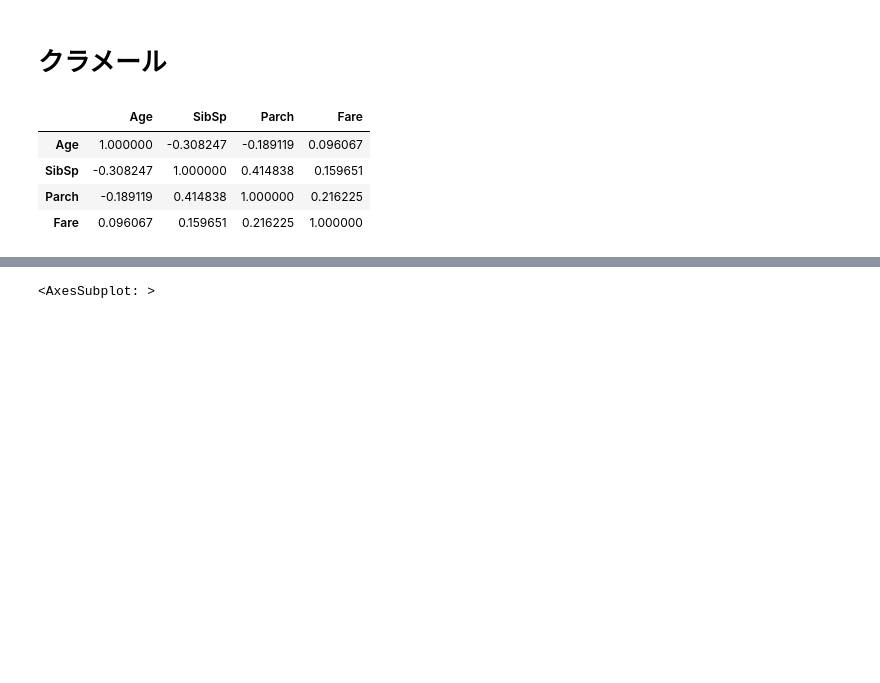
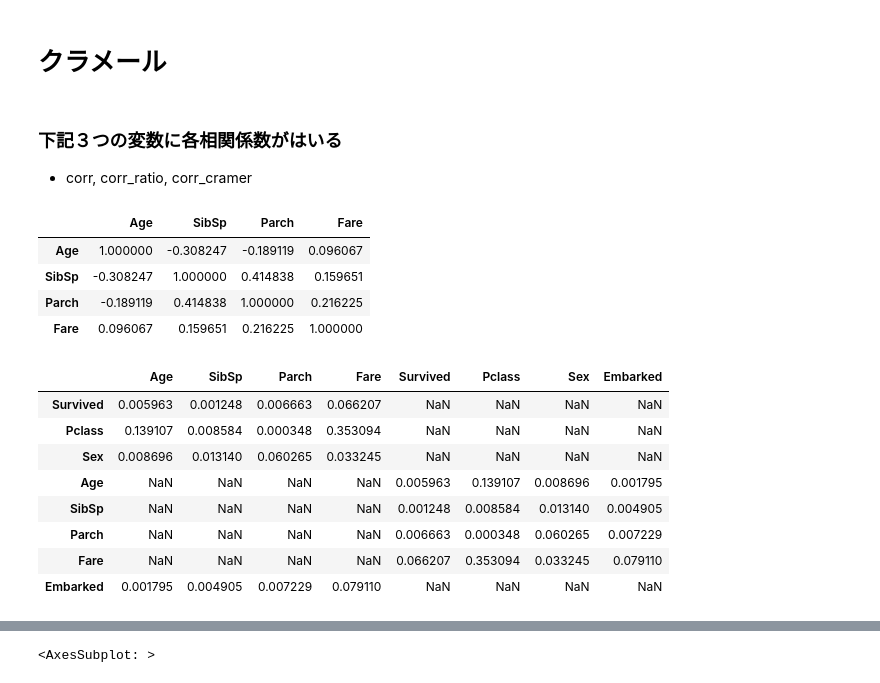
Before and after one commit to kuru-bushi/MyTool, a Jupyter notebook: statistics/correction_01.ipynb, the cells around one changed output, grey strips where cells are left out. Saved outputs shown, nothing was run; the diff lists cells and outputs as text; code cells hidden in the pictures; blank space fills up the shorter version.

```diff
--- a/statistics/correction_01.ipynb
+++ b/statistics/correction_01.ipynb
@@ -126,6 +110,9 @@ def get_corr(data, categorical_keys=None):
                 corr.loc[key1, key2]=r
 
     return corr, corr_ratio, corr_cramer
+# %% [markdown]
+### 下記３つの変数に各相関係数がはいる
+- corr, corr_ratio, corr_cramer
 # %%
 
 test=data.drop(["PassengerId", "Name", "Ticket", "Cabin"], axis=1)
@@ -140,3 +127,15 @@ corr
 | SibSp | -0.308247 | 1.000000 | 0.414838 | 0.159651 |
 | Parch | -0.189119 | 0.414838 | 1.000000 | 0.216225 |
 | Fare | 0.096067 | 0.159651 | 0.216225 | 1.000000 |
+# %%
+corr_ratio
+# %% [output]
+|  | Age | SibSp | Parch | Fare | Survived | Pclass | Sex | Embarked |
+| Survived | 0.005963 | 0.001248 | 0.006663 | 0.066207 | NaN | NaN | NaN | NaN |
+| Pclass | 0.139107 | 0.008584 | 0.000348 | 0.353094 | NaN | NaN | NaN | NaN |
+| Sex | 0.008696 | 0.013140 | 0.060265 | 0.033245 | NaN | NaN | NaN | NaN |
+| Age | NaN | NaN | NaN | NaN | 0.005963 | 0.139107 | 0.008696 | 0.001795 |
+| SibSp | NaN | NaN | NaN | NaN | 0.001248 | 0.008584 | 0.013140 | 0.004905 |
+| Parch | NaN | NaN | NaN | NaN | 0.006663 | 0.000348 | 0.060265 | 0.007229 |
+| Fare | NaN | NaN | NaN | NaN | 0.066207 | 0.353094 | 0.033245 | 0.079110 |
+| Embarked | 0.001795 | 0.004905 | 0.007229 | 0.079110 | NaN | NaN | NaN | NaN |
```
Also changed, not shown: parts of 8 cells of this notebook, 5 other files.
